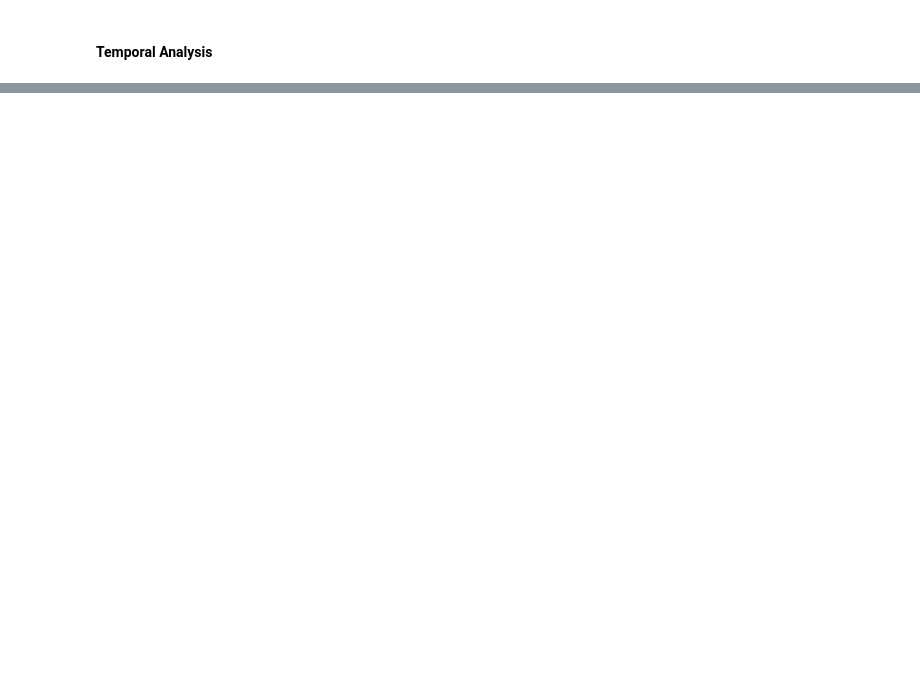
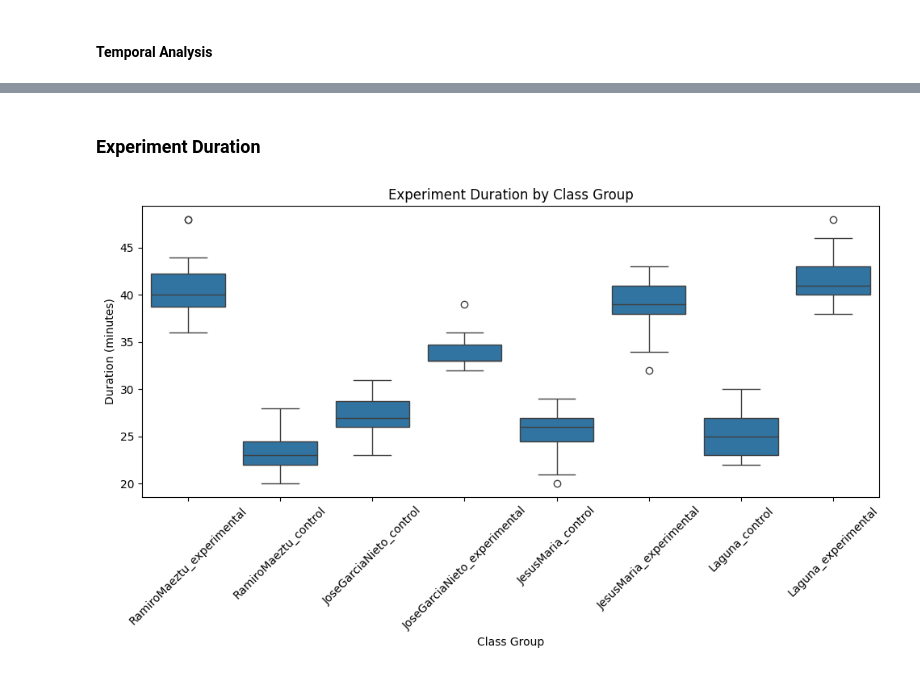
Before and after one commit to IBiDat/va-educational-impact, a Jupyter notebook: src/notebooks/forms/forms_temporal_data_exploration.ipynb, the cells around one changed output, grey strips where cells are left out. Cells and saved outputs as stored; diff of their text form; code cells hidden in the pictures; blank space fills up the shorter version.

Commit message:
Compute temporal intervals between forms and interactions

```diff
--- a/src/notebooks/forms/forms_temporal_data_exploration.ipynb
+++ b/src/notebooks/forms/forms_temporal_data_exploration.ipynb
@@ -80,0 +144,13 @@ shape: (191, 9)
+# %%
+#Transform temporal columns from str to datetime
+combined_df = combined_df.with_columns([
+    pl.col("marca temporal_pre").str.to_datetime("%d/%m/%Y %H:%M:%S"),
+    pl.col("marca temporal_post").str.to_datetime("%d/%m/%Y %H:%M:%S")
+]).with_columns(
+    (pl.col("marca temporal_post") - pl.col("marca temporal_pre"))
+    .dt.total_minutes()
+    .alias("full_experiment_duration"),
+    (pl.col("interactions_last_timestamp") - pl.col("marca temporal_pre"))
+    .dt.total_minutes()
+    .alias("tool_usage_duration"),
+)
@@ -80,0 +174,23 @@ shape: (191, 9)
+# %% [markdown]
+### Experiment Duration
+# %%
+import seaborn as sns
+import matplotlib.pyplot as plt
+
+fig, ax = plt.subplots(figsize=(10, 6))
+
+sns.boxplot(
+    data=combined_df.to_pandas(),
+    x="class_group",
+    y="full_experiment_duration",
+    ax=ax
+)
+
+ax.set_title("Experiment Duration by Class Group")
+ax.set_xlabel("Class Group")
+ax.set_ylabel("Duration (minutes)")
+plt.xticks(rotation=45)
+plt.tight_layout()
+plt.show()
+# %% [output]
+[figure, added]
```
Also changed, not shown: parts of 16 cells of this notebook, 3 other files.
